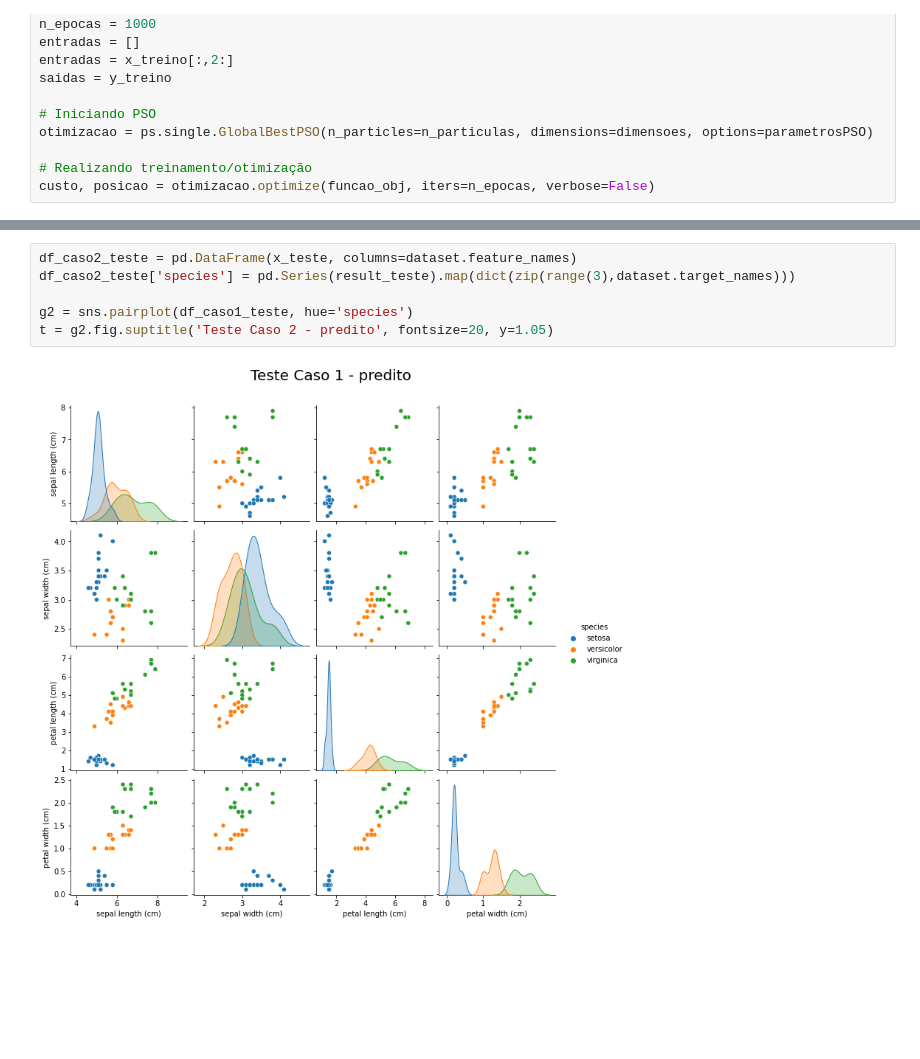
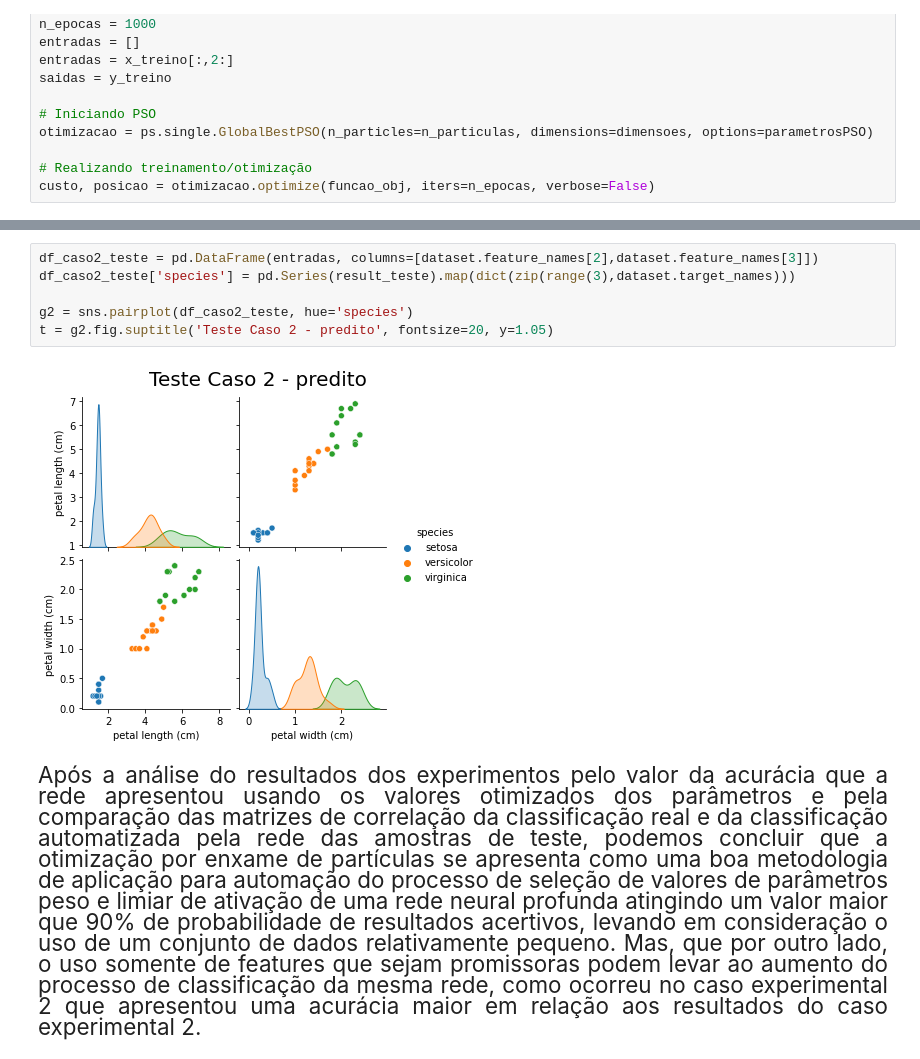
Before and after one commit to abner-lucas/PSO-Hyperparameter-Optimization-Classification, a Jupyter notebook: feedfoward_iris_pso.ipynb, the cells around one changed output, grey strips where cells are left out. Drawn from its saved outputs; the diff is of its cells as text; blank space fills up the shorter version.

```diff
--- a/feedfoward_iris_pso.ipynb
+++ b/feedfoward_iris_pso.ipynb
@@ -350,8 +350,12 @@ t = g1.fig.suptitle('Teste Caso 2 - real', fontsize=20, y=1.05)
 # %%
-df_caso2_teste = pd.DataFrame(x_teste, columns=dataset.feature_names)
+df_caso2_teste = pd.DataFrame(entradas, columns=[dataset.feature_names[2],dataset.feature_names[3]])
 df_caso2_teste['species'] = pd.Series(result_teste).map(dict(zip(range(3),dataset.target_names)))
 
-g2 = sns.pairplot(df_caso1_teste, hue='species')
+g2 = sns.pairplot(df_caso2_teste, hue='species')
 t = g2.fig.suptitle('Teste Caso 2 - predito', fontsize=20, y=1.05)
 # %% [output]
-[figure, old version]
+[figure, new version]
+# %% [markdown]
+<p align='justify' style="font-size:160%;">
+Após a análise do resultados dos experimentos pelo valor da acurácia que a rede apresentou usando os valores otimizados dos parâmetros e pela comparação das matrizes de correlação da classificação real e da classificação automatizada pela rede das amostras de teste, podemos concluir que a otimização por enxame de partículas se apresenta como uma boa metodologia de aplicação para automação do processo de seleção de valores de parâmetros peso e limiar de ativação de uma rede neural profunda atingindo um valor maior que 90% de probabilidade de resultados acertivos, levando em consideração o uso de um conjunto de dados relativamente pequeno. Mas, que por outro lado, o uso somente de features que sejam promissoras podem levar ao aumento do processo de classificação da mesma rede, como ocorreu no caso experimental 2 que apresentou uma acurácia maior em relação aos resultados do caso experimental 2.
+</p>
```
Also changed, not shown: parts of 14 cells of this notebook.
